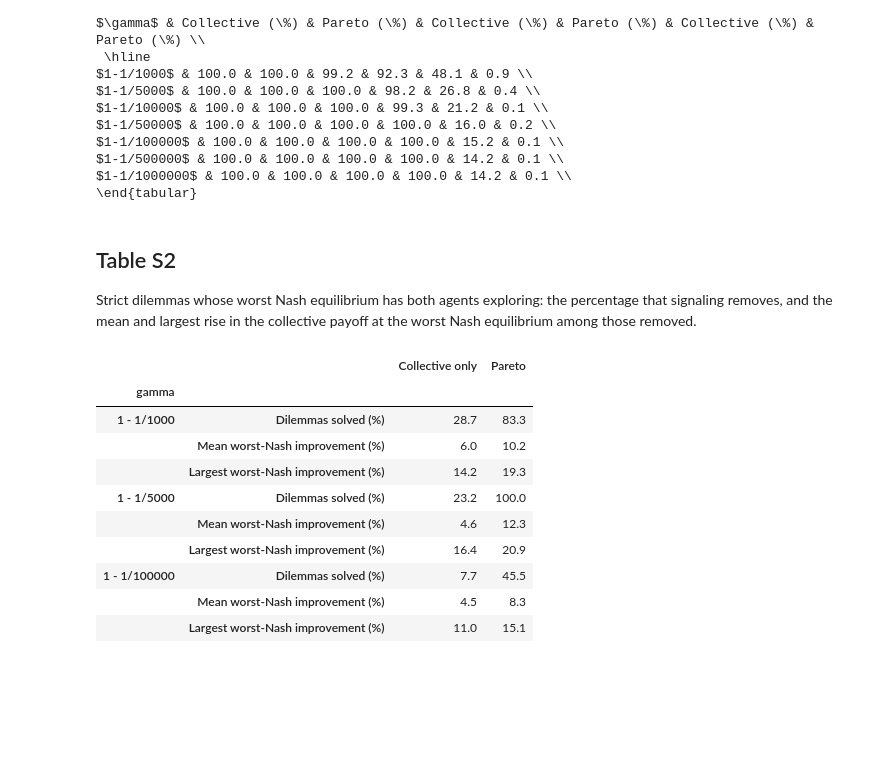
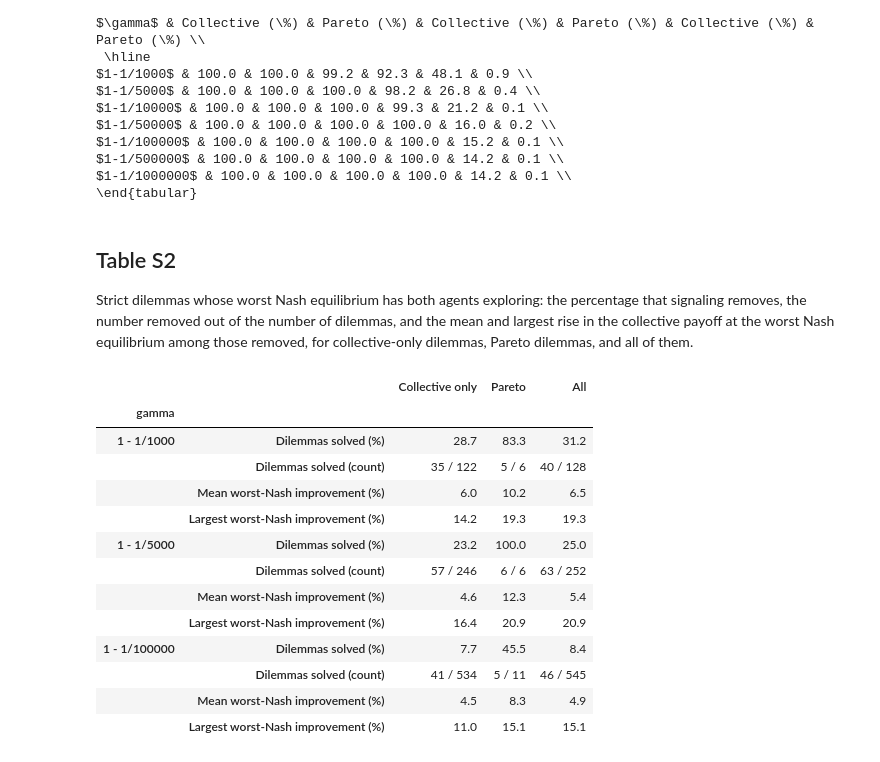
Before and after one commit to james-wolfe/competitive-exploration, a Jupyter notebook: notebooks/tables.ipynb, the cells around one changed output. Cells and saved outputs as stored; diff of their text form; code cells hidden in the pictures; blank space fills up the shorter version.

```diff
--- a/notebooks/tables.ipynb
+++ b/notebooks/tables.ipynb
@@ -64,9 +66,16 @@ import numpy as np
 from competitive_exploration.paths import DATA_DIR
 
 data = np.load(DATA_DIR / "sweep_nash_social_dilemma_fine401.npz")
-parts = {}
-for label, key in [("Both explore", "symmetric_counts"), ("Anti-coordination", "anti_coordination_counts")]:
-    counts = data[key].sum(axis=(0, 1, 2))
+# The sweep of Figure S6: every discount factor, d = 2-30.
+a_keep = data["d_values"] >= 2
+parts, n = {}, {}
+for label, key in [
+    ("Both explore", "symmetric_counts"),
+    ("Anti-coordination", "anti_coordination_counts"),
+    ("Both stay", "both_stay_counts"),
+]:
+    counts = data[key][:, a_keep].sum(axis=(0, 1, 2))
+    n[label] = counts.sum()
     parts[label] = pd.DataFrame(
         100 * counts / counts.sum(),
         index=["Nash", "Not Nash"],
@@ -74,6 +83,7 @@ for label, key in [("Both explore", "symmetric_counts"), ("Anti-coordination", "
     )
 table2 = pd.concat(parts, names=["Locally stable point", ""])
 display(table2.round(1))
+print("n:", n)
 
 write_tabular(
     "table2",
@@ -82,8 +92,9 @@ write_tabular(
     grouped_rows(
         table2.map(lambda p: rf"{p:.1f}\%"),
         {
-            "Both explore": r"Both explore, $(\eps,\eps)$",
-            "Anti-coordination": r"Anti-coordination, $(\eps,0)$",
+            "Both explore": rf"Both explore, $(\eps,\eps)$, $n = {n['Both explore']}$",
+            "Anti-coordination": rf"Anti-coordination, $(\eps,0)$, $n = {n['Anti-coordination']}$",
+            "Both stay": rf"Both stay, $(0,0)$, $n = {n['Both stay']}$",
         },
         multirow=True,
     ),
@@ -267,8 +289,9 @@ $1-1/1000000$ & 100.0 & 100.0 & 100.0 & 100.0 & 14.2 & 0.1 \\
 # %% [markdown]
 ## Table S2
 Strict dilemmas whose worst Nash equilibrium has both agents exploring: the percentage
-that signaling removes, and the mean and largest rise in the collective payoff at the
-worst Nash equilibrium among those removed.
+that signaling removes, the number removed out of the number of dilemmas, and the mean
+and largest rise in the collective payoff at the worst Nash equilibrium among those
+removed, for collective-only dilemmas, Pareto dilemmas, and all of them.
 # %%
 import numpy as np
 
@@ -278,47 +301,52 @@ base = np.load(DATA_DIR / "sweep_nash_social_dilemma_fine401.npz")
 signaling = np.load(DATA_DIR / "signaling_fine401.npz")
 solved = signaling["status"] == 0
 improvement = (
     100 * (signaling["worst_nash_payoff"] - base["worst_nash_payoff"]) / base["worst_nash_payoff"]
 )
 groups = [
     signaling["candidate"] & ~base["pareto_dilemma"],
     signaling["candidate"] & base["pareto_dilemma"],
+    signaling["candidate"],
 ]
 
 index, values = [], []
 for t, T in enumerate(base["T_values"]):
     for label, summary in [
         ("Dilemmas solved (%)", lambda g: 100 * solved[t][g[t]].mean()),
+        ("Dilemmas solved (count)", lambda g: f"{solved[t][g[t]].sum()} / {g[t].sum()}"),
         ("Mean worst-Nash improvement (%)", lambda g: np.nanmean(improvement[t][g[t] & solved[t]])),
         ("Largest worst-Nash improvement (%)", lambda g: np.nanmax(improvement[t][g[t] & solved[t]])),
     ]:
         index.append((f"1 - 1/{T}", label))
         values.append([summary(g) for g in groups])
 table_s2 = pd.DataFrame(
     values,
     index=pd.MultiIndex.from_tuples(index, names=["gamma", ""]),
-    columns=["Collective only", "Pareto"],
+    columns=["Collective only", "Pareto", "All"],
 )
-display(table_s2.round(1))
+display(table_s2.map(lambda v: v if isinstance(v, str) else round(v, 1)))
 
 write_tabular(
     "table_s2",
-    "lrr",
-    [row("", r"\textbf{Collective only}", r"\textbf{Pareto}")],
+    "lrrr",
+    [row("", r"\textbf{Collective only}", r"\textbf{Pareto}", r"\textbf{All}")],
     grouped_rows(
-        table_s2.map(lambda v: f"{v:.1f}"),
-        {f"1 - 1/{T}": rf"\multicolumn{{3}}{{l}}{{$\gamma = 1-1/{T}$}} \\" for T in base["T_values"]},
+        table_s2.map(lambda v: v if isinstance(v, str) else f"{v:.1f}"),
+        {f"1 - 1/{T}": rf"\multicolumn{{4}}{{l}}{{$\gamma = 1-1/{T}$}} \\" for T in base["T_values"]},
     ),
 )
 # %% [output]
-|  |  | Collective only | Pareto |
-| gamma |  |  |  |
-| 1 - 1/1000 | Dilemmas solved (%) | 28.7 | 83.3 |
-|  | Mean worst-Nash improvement (%) | 6.0 | 10.2 |
-|  | Largest worst-Nash improvement (%) | 14.2 | 19.3 |
-| 1 - 1/5000 | Dilemmas solved (%) | 23.2 | 100.0 |
-|  | Mean worst-Nash improvement (%) | 4.6 | 12.3 |
-|  | Largest worst-Nash improvement (%) | 16.4 | 20.9 |
-| 1 - 1/100000 | Dilemmas solved (%) | 7.7 | 45.5 |
-|  | Mean worst-Nash improvement (%) | 4.5 | 8.3 |
-|  | Largest worst-Nash improvement (%) | 11.0 | 15.1 |
+|  |  | Collective only | Pareto | All |
+| gamma |  |  |  |  |
+| 1 - 1/1000 | Dilemmas solved (%) | 28.7 | 83.3 | 31.2 |
+|  | Dilemmas solved (count) | 35 / 122 | 5 / 6 | 40 / 128 |
+|  | Mean worst-Nash improvement (%) | 6.0 | 10.2 | 6.5 |
+|  | Largest worst-Nash improvement (%) | 14.2 | 19.3 | 19.3 |
+| 1 - 1/5000 | Dilemmas solved (%) | 23.2 | 100.0 | 25.0 |
+|  | Dilemmas solved (count) | 57 / 246 | 6 / 6 | 63 / 252 |
+|  | Mean worst-Nash improvement (%) | 4.6 | 12.3 | 5.4 |
+|  | Largest worst-Nash improvement (%) | 16.4 | 20.9 | 20.9 |
+| 1 - 1/100000 | Dilemmas solved (%) | 7.7 | 45.5 | 8.4 |
+|  | Dilemmas solved (count) | 41 / 534 | 5 / 11 | 46 / 545 |
+|  | Mean worst-Nash improvement (%) | 4.5 | 8.3 | 4.9 |
+|  | Largest worst-Nash improvement (%) | 11.0 | 15.1 | 15.1 |
```
Also changed, not shown: parts of 5 cells of this notebook, 8 other files.
